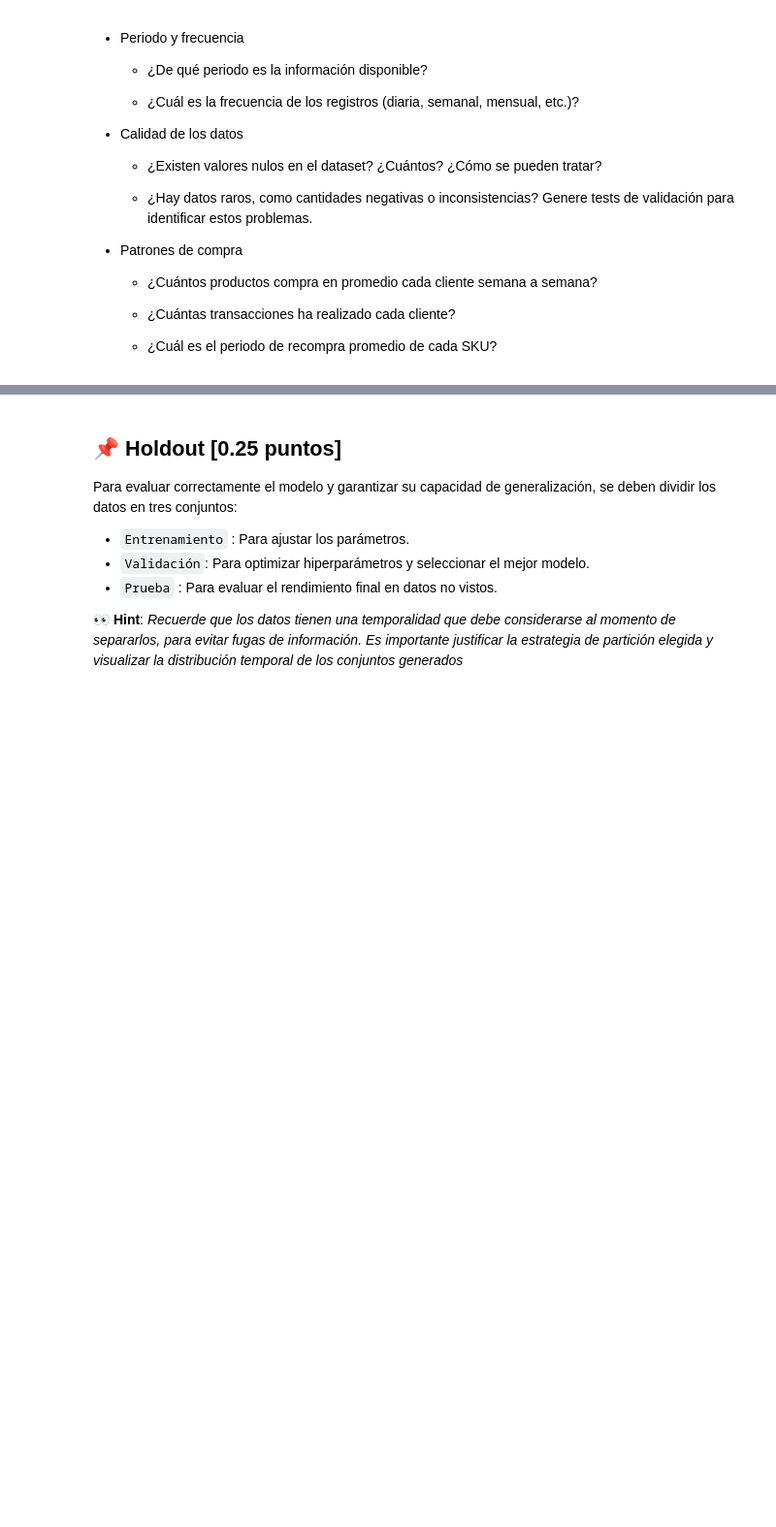
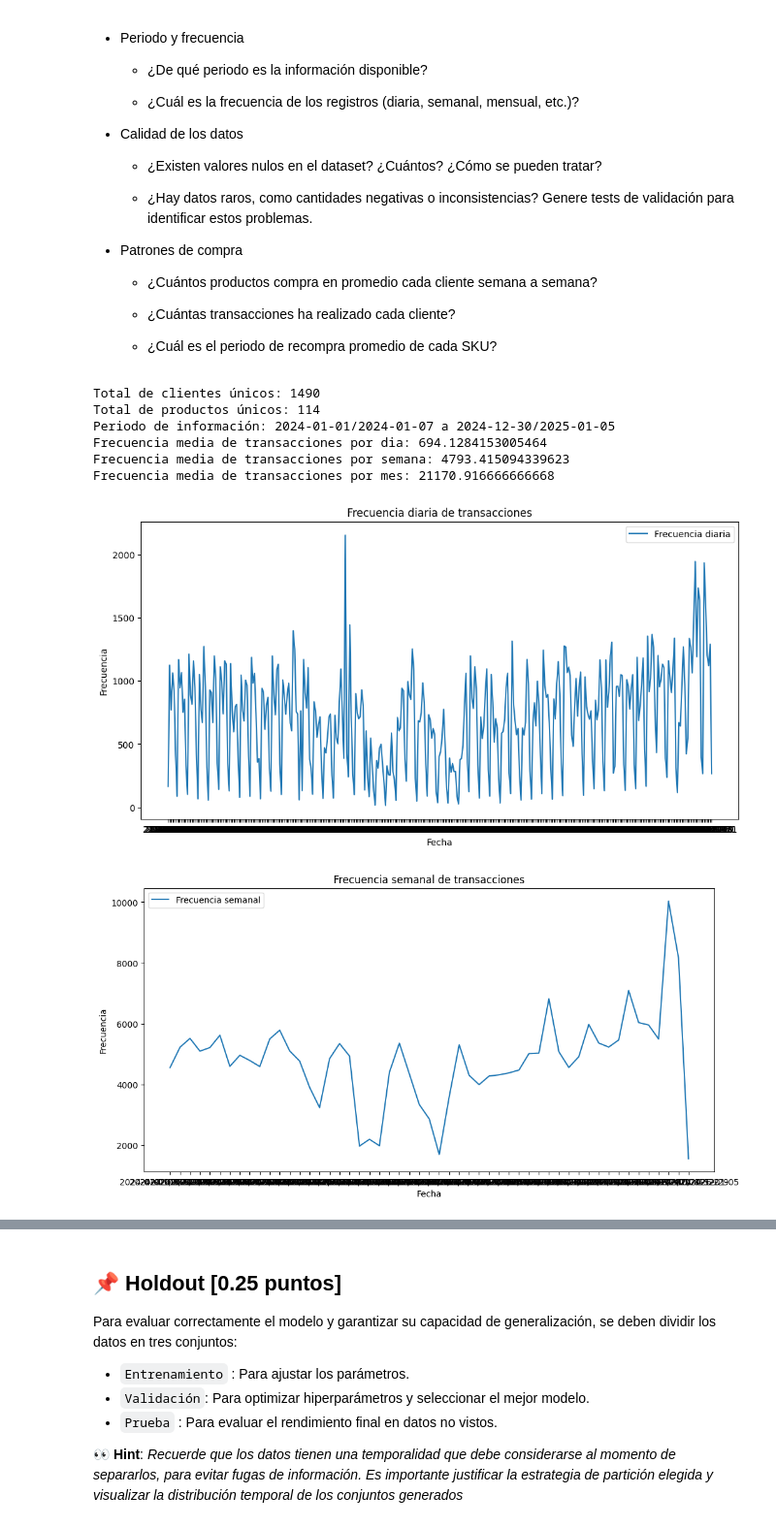
Before and after one commit to sebastianacunau/MDS7202-Laboratorios-y-Proyecto, a Jupyter notebook: Proyecto/Entrega 1/enunciado_1.ipynb, the cells around one changed output, grey strips where cells are left out. Shown: that part at 97% size. Saved outputs shown, nothing was run; the diff lists cells and outputs as text; code cells hidden in the pictures; blank space fills up the shorter version.

```diff
--- a/Proyecto/Entrega 1/enunciado_1.ipynb
+++ b/Proyecto/Entrega 1/enunciado_1.ipynb
@@ -187,0 +219,7 @@ Todo proceso llevado a cabo debe estar bien documentado y justificado en el info
+# %%
+#se abren los datasets originales
+data_clientes = pd.read_parquet('clientes.parquet')
+data_productos = pd.read_parquet('productos.parquet')
+data_transacciones = pd.read_parquet('transacciones.parquet')
+
+#Mencionar que solo se transaccionan 114 productos de 971 y solo 1490 clietes transaccionan,  de los 1569 totales
@@ -187,0 +529,6 @@ Todo proceso llevado a cabo debe estar bien documentado y justificado en el info
+# %%
+data_final = data.merge(data_clientes, on = 'customer_id', how = 'left')
+data_final = data_final.merge(data_productos, on = 'product_id', how = 'left')
+#del data, data_clientes, data_productos
+#gc.collect()
+data_final.head()
@@ -224,0 +600,63 @@ Se deben responder preguntas a partir de lo que puedan visualizar/obtener, por e
+# %%
+import matplotlib.pyplot as plt
+
+
+#Total de clientes únicos
+contador_unico_clientes = len(data_transacciones['customer_id'].unique())
+print(f"Total de clientes únicos: {contador_unico_clientes}")
+
+#Total de productos únicos
+contador_unico_productos = len(data_transacciones['product_id'].unique())
+print(f"Total de productos únicos: {contador_unico_productos}")
+
+
+#¿De qué periodo es la información disponible?
+periodo_info = data_final['semana'].min(), data_final['semana'].max()
+print(f"Periodo de información: {periodo_info[0]} a {periodo_info[1]}")
+
+
+#¿Cuál es la frecuencia de los registros (diaria, semanal, mensual, etc.)?
+frecuencia_transacciones_diaria  = data_transacciones['purchase_date'].dt.to_period('D').value_counts().sort_index()
+frecuencia_transacciones_semanal = data_transacciones['purchase_date'].dt.to_period('W').value_counts().sort_index()
+frecuencia_transacciones_mensual = data_transacciones['purchase_date'].dt.to_period('M').value_counts().sort_index()
+
+print(f"Frecuencia media de transacciones por dia: {frecuencia_transacciones_diaria.mean()}")
+print(f"Frecuencia media de transacciones por semana: {frecuencia_transacciones_semanal.mean()}")
+print(f"Frecuencia media de transacciones por mes: {frecuencia_transacciones_mensual.mean()}")
+
+
+
+
+#frecuencia diaria
+plt.figure(figsize=(12, 6))
+plt.plot(frecuencia_transacciones_diaria.index.astype(str), frecuencia_transacciones_diaria.values, label='Frecuencia diaria')
+plt.xlabel('Fecha')
+plt.ylabel('Frecuencia')
+plt.title('Frecuencia diaria de transacciones')
+plt.legend()
+plt.show()
+#frecuencia semanal
+plt.figure(figsize=(12, 6))
+plt.plot(frecuencia_transacciones_semanal.index.astype(str), frecuencia_transacciones_semanal.values, label='Frecuencia semanal')
+plt.xlabel('Fecha')
+plt.ylabel('Frecuencia')
+plt.title('Frecuencia semanal de transacciones')
+plt.legend()
+plt.show()
+#frecuencia mensual
+plt.figure(figsize=(12, 6))
+plt.plot(frecuencia_transacciones_mensual.index.astype(str), frecuencia_transacciones_mensual.values, label='Frecuencia mensual')
+plt.xlabel('Fecha')
+plt.ylabel('Frecuencia')
+plt.title('Frecuencia mensual de transacciones')
+plt.legend()
+plt.show()
+# %% [output]
+Total de clientes únicos: 1490
+Total de productos únicos: 114
+Periodo de información: 2024-01-01/2024-01-07 a 2024-12-30/2025-01-05
+Frecuencia media de transacciones por dia: 694.1284153005464
+Frecuencia media de transacciones por semana: 4793.415094339623
+Frecuencia media de transacciones por mes: 21170.916666666668
+[figure, added]
+[figure, added]
```
Also changed, not shown: parts of 62 cells of this notebook, 7 other files.
